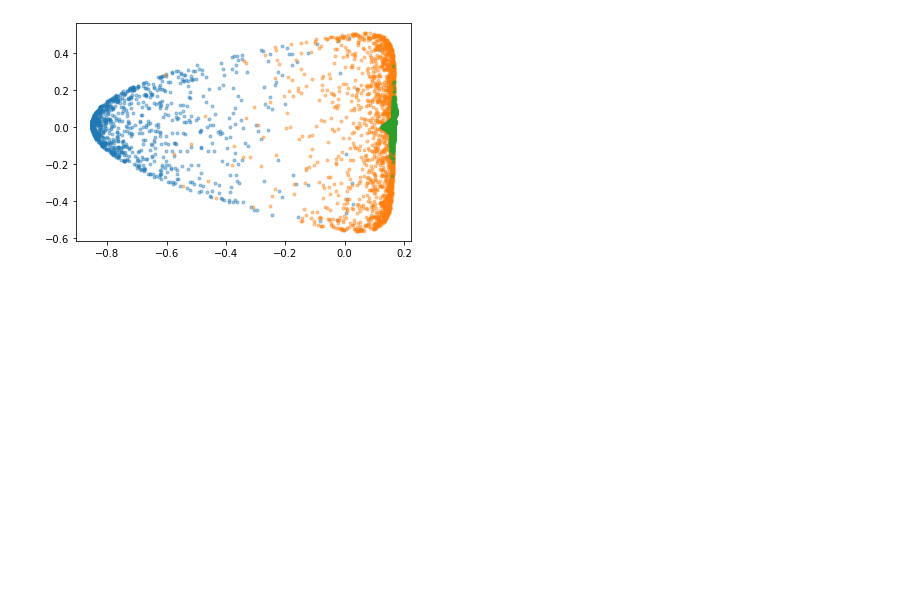
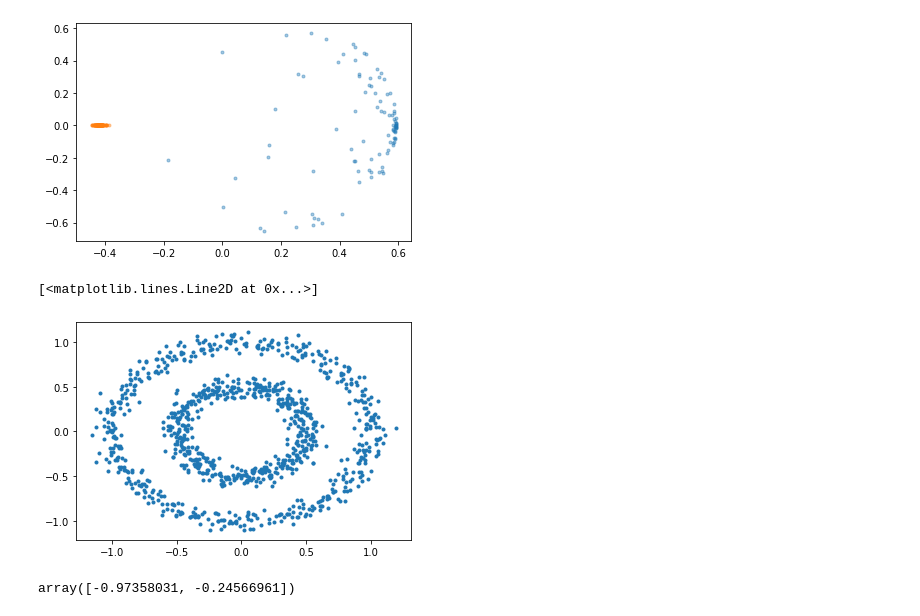
Before and after one commit to Stevenjin8/MLAPP-Solutions, a Jupyter notebook: notebooks/kernel-pca.ipynb, the cells around one changed output. Drawn from its saved outputs; the diff is of its cells as text; code cells hidden in the pictures; blank space fills up the shorter version.

```diff
--- a/notebooks/kernel-pca.ipynb
+++ b/notebooks/kernel-pca.ipynb
@@ -148,8 +142,8 @@ z_star = kpca.predict(X_star)
 # z = kpca.predict(X)
 # %%
 plt.plot(*kpca.predict(X_1).T, ".", alpha=0.4)
-plt.plot(*kpca.predict(X_2).T, ".", alpha=0.4)
+
 plt.plot(*kpca.predict(X_3).T, ".", alpha=0.4);
 # plt.plot(*z_star.T, ".", alpha=0.4);
 # %% [output]
-[figure, old version]
+[figure, new version]
@@ -155,0 +152,11 @@ plt.plot(*kpca.predict(X_3).T, ".", alpha=0.4);
+# %%
+X, y = make_circles(1000, factor=0.5, noise=0.06)
+# %%
+plt.plot(*X.T, ".")
+# %% [output]
+[<matplotlib.lines.Line2D at 0x...>]
+[figure, added]
+# %%
+X[0]
+# %% [output]
+array([-0.97358031, -0.24566961])
```
Also changed, not shown: parts of 6 cells of this notebook, 22 other files.
